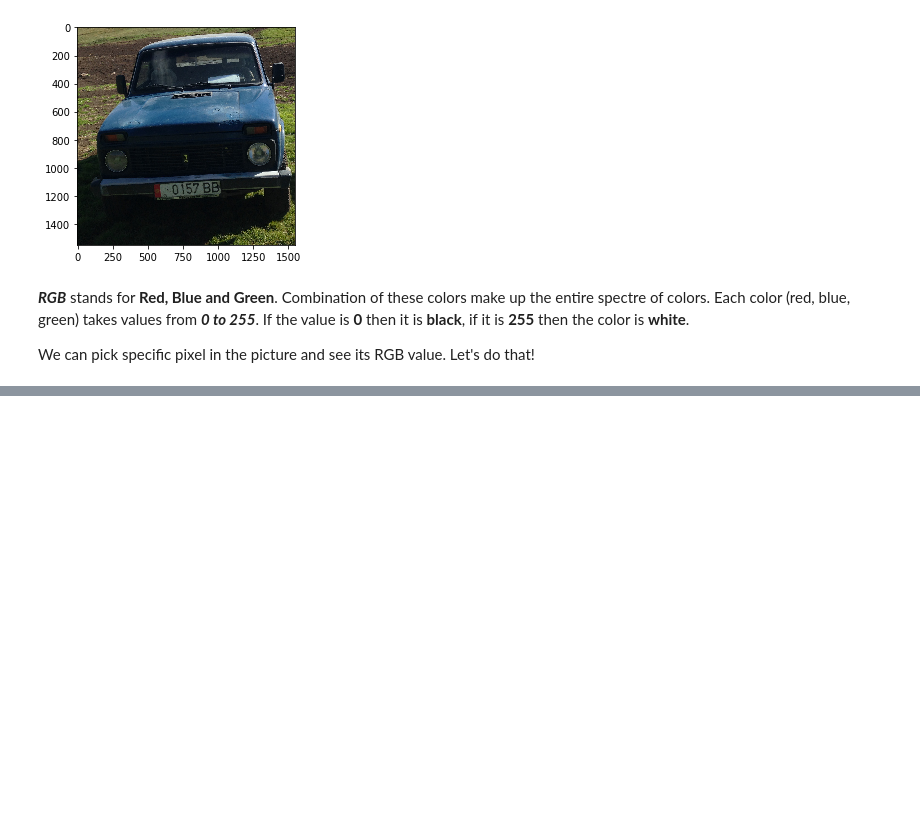
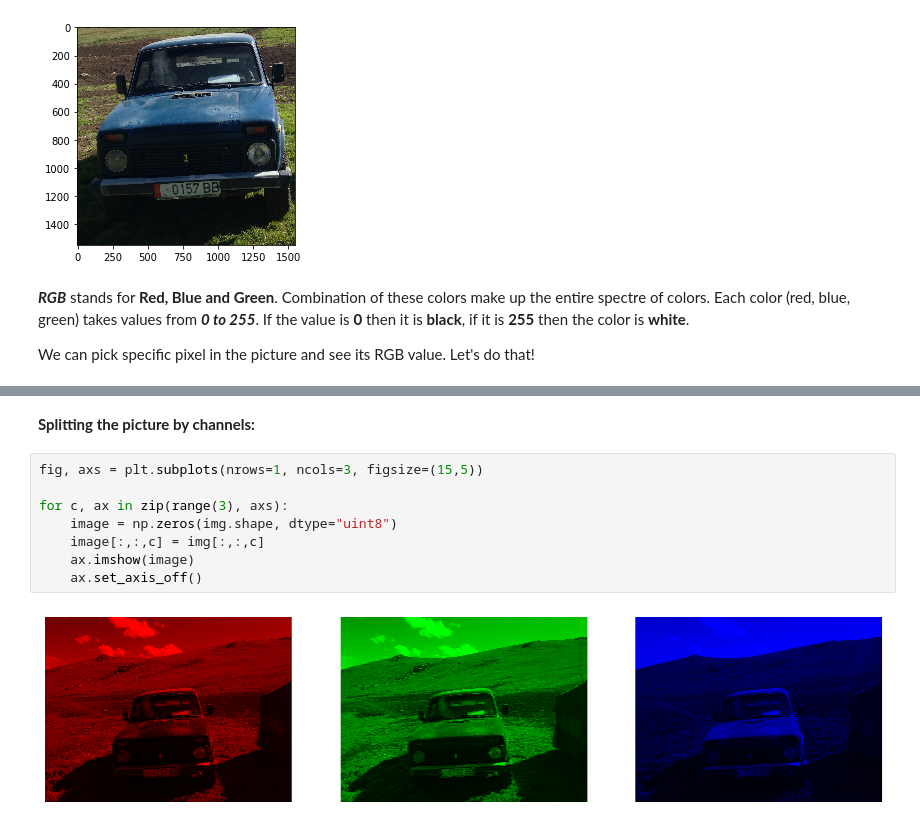
Before and after one commit to aabdygaziev/computer_vision101, a Jupyter notebook: image_preprocessing.ipynb, the cells around one changed output, grey strips where cells are left out. Drawn from its saved outputs; the diff is of its cells as text; blank space fills up the shorter version.

```diff
--- a/image_preprocessing.ipynb
+++ b/image_preprocessing.ipynb
@@ -85,0 +119,12 @@ Each index value corresponds to RGB value of a pixel:
+# %% [markdown]
+**Splitting the picture by channels:**
+# %%
+fig, axs = plt.subplots(nrows=1, ncols=3, figsize=(15,5))
+
+for c, ax in zip(range(3), axs):
+    image = np.zeros(img.shape, dtype="uint8")
+    image[:,:,c] = img[:,:,c]
+    ax.imshow(image)
+    ax.set_axis_off()
+# %% [output]
+[figure, added]
```
Also changed, not shown: parts of 9 cells of this notebook.
